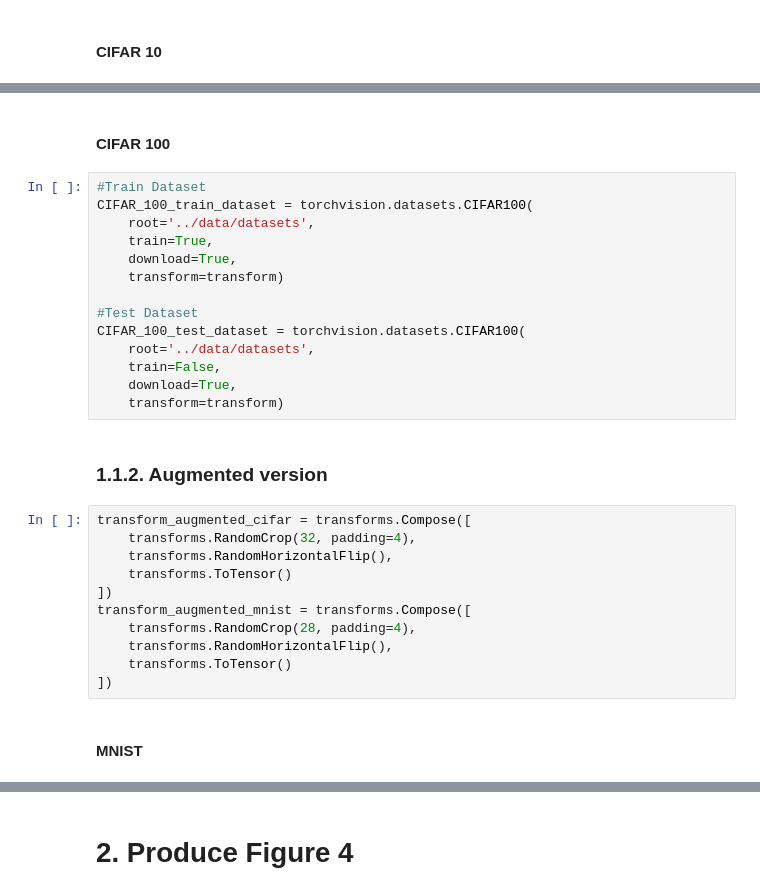
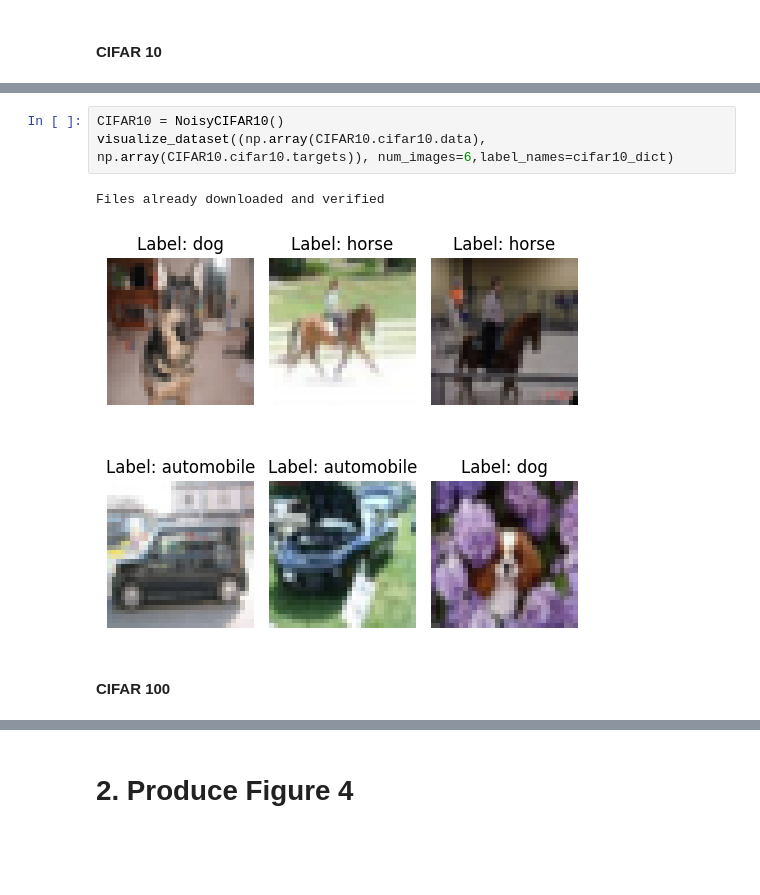
Before and after one commit to roduit/EE-411-FOIL-Project, a Jupyter notebook: source/main.ipynb, the cells around one changed output, grey strips where cells are left out. Drawn from its saved outputs; the diff is of its cells as text; blank space fills up the shorter version.

```diff
--- a/source/main.ipynb
+++ b/source/main.ipynb
@@ -76,31 +62,8 @@ CIFAR_10_test_dataset = torchvision.datasets.CIFAR10(
+# %%
+CIFAR10 = NoisyCIFAR10()
+visualize_dataset((np.array(CIFAR10.cifar10.data), np.array(CIFAR10.cifar10.targets)), num_images=6,label_names=cifar10_dict)
+# %% [output]
+Files already downloaded and verified
+[figure, added]
 # %% [markdown]
 #### CIFAR 100
-# %%
-#Train Dataset
-CIFAR_100_train_dataset = torchvision.datasets.CIFAR100(
-    root='../data/datasets',
-    train=True,
-    download=True,
-    transform=transform)
-
-#Test Dataset
-CIFAR_100_test_dataset = torchvision.datasets.CIFAR100(
-    root='../data/datasets',
-    train=False,
-    download=True,
-    transform=transform)
-# %% [markdown]
-### 1.1.2. Augmented version
-# %%
-transform_augmented_cifar = transforms.Compose([
-    transforms.RandomCrop(32, padding=4),
-    transforms.RandomHorizontalFlip(),
-    transforms.ToTensor()
-])
-transform_augmented_mnist = transforms.Compose([
-    transforms.RandomCrop(28, padding=4),
-    transforms.RandomHorizontalFlip(),
-    transforms.ToTensor()
-])
-# %% [markdown]
-#### MNIST
```
Also changed, not shown: parts of 30 cells of this notebook, 4 other files.
